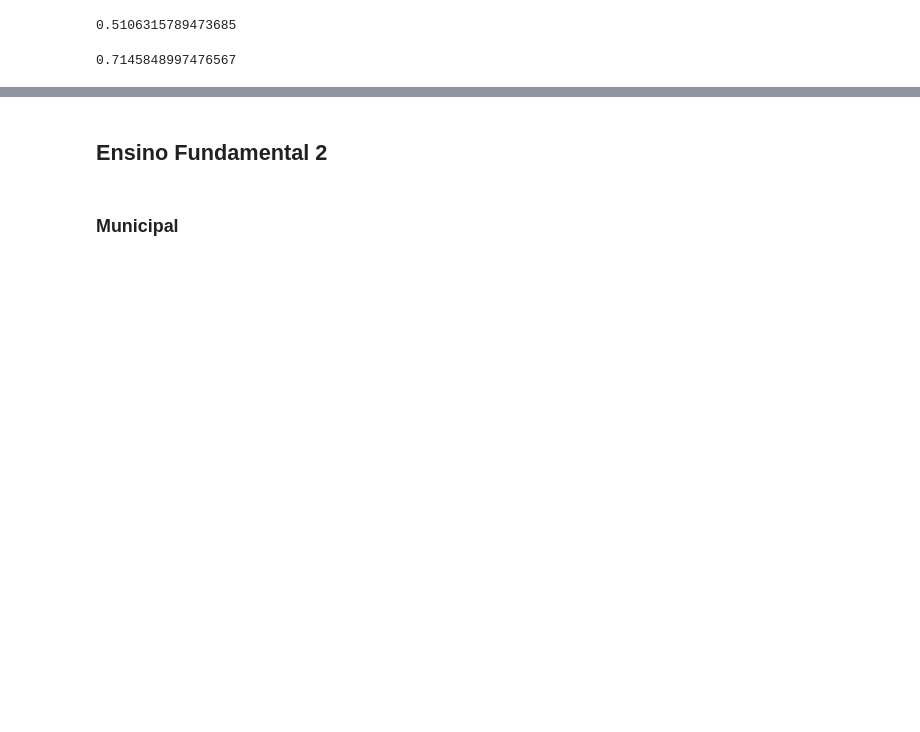
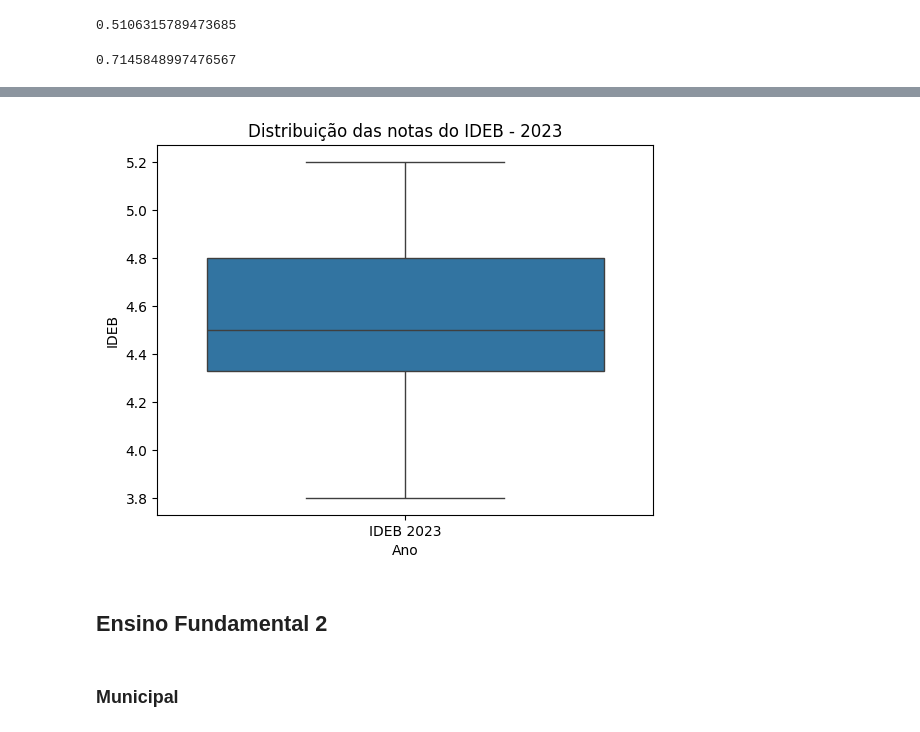
Before and after one commit to claraaqn/IC-Dadis_IDEB, a Jupyter notebook: analise_descritiva_escola.ipynb, the cells around one changed output, grey strips where cells are left out. Saved outputs shown, nothing was run; the diff lists cells and outputs as text; code cells hidden in the pictures; blank space fills up the shorter version.

```diff
--- a/analise_descritiva_escola.ipynb
+++ b/analise_descritiva_escola.ipynb
@@ -271,0 +279,3 @@ ensino_fundamental_1_2023.mean()
+# %%
+media_f1 = ensino_fundamental_1_2023.mean()
+media_f1
@@ -280,3 +310,17 @@ ensino_fundamental_1_2023.std()
+# %%
+# subtituindo as duas de valores mais baixo pela média para ver como fica
+min_f1 = ensino_fundamental_1["IDEB 2023"].nsmallest(3) # os três valores mais baixos
+ideb_f1_2023_new = ideb_f1_2023.copy()
+ideb_f1_2023_new["IDEB"] = ideb_f1_2023_new["IDEB"].apply(
+    lambda x: media_f1 if x in min_f1.values else x
+)
+# %%
+# novo gráfico
+sns.boxplot(data=ideb_f1_2023_new, x="Ano", y="IDEB")
+plt.title("Distribuição das notas do IDEB - 2023")
+plt.show()
+# %% [output]
+[figure, added]
 # %% [markdown]
 ## Ensino Fundamental 2
 # %%
```
Also changed, not shown: parts of 13 cells of this notebook.
